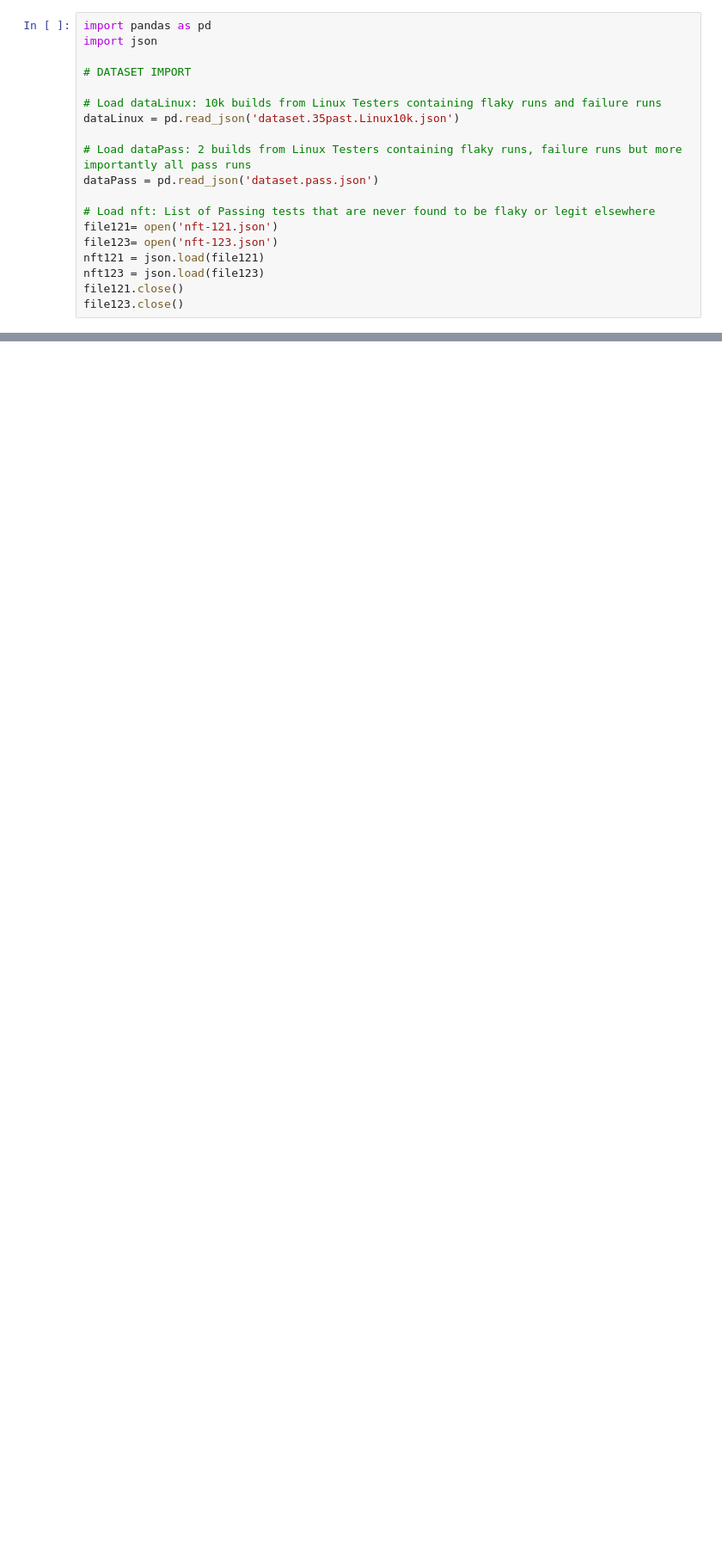
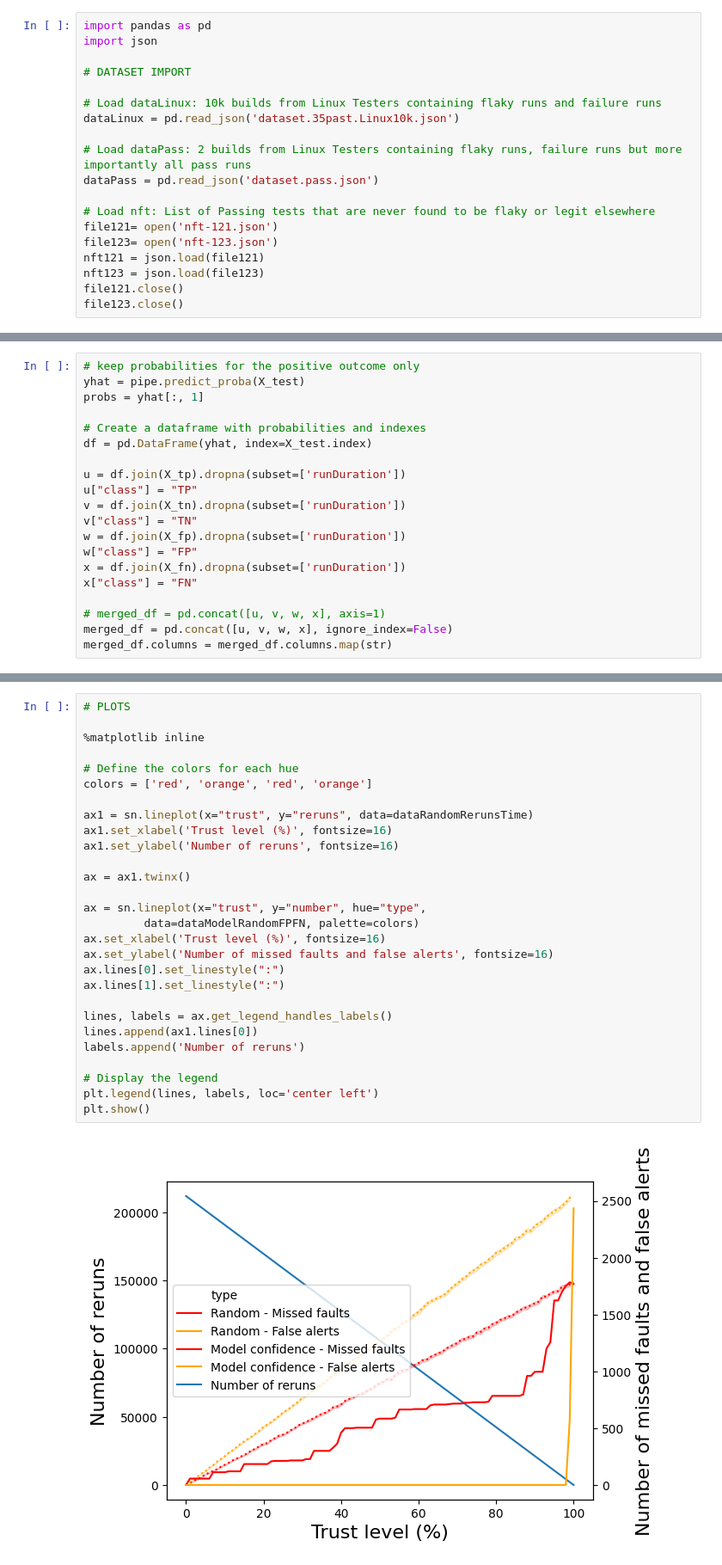
Before and after one commit to GuillaumeHaben/ChromiumFlakyFailures, a Jupyter notebook: research_questions.ipynb, the cells around one changed output, grey strips where cells are left out. Shown: that part at 86% size. Drawn from its saved outputs; the diff is of its cells as text; blank space fills up the shorter version.

```diff
--- a/research_questions.ipynb
+++ b/research_questions.ipynb
@@ -158,0 +228,20 @@ print("FPR:", len(X_fp) / (len(X_fp) + len(X_tn)))
+# %%
+# keep probabilities for the positive outcome only
+yhat = pipe.predict_proba(X_test)
+probs = yhat[:, 1]
+
+# Create a dataframe with probabilities and indexes
+df = pd.DataFrame(yhat, index=X_test.index)
+
+u = df.join(X_tp).dropna(subset=['runDuration'])
+u["class"] = "TP"
+v = df.join(X_tn).dropna(subset=['runDuration'])
+v["class"] = "TN"
+w = df.join(X_fp).dropna(subset=['runDuration'])
+w["class"] = "FP"
+x = df.join(X_fn).dropna(subset=['runDuration'])
+x["class"] = "FN"
+
+# merged_df = pd.concat([u, v, w, x], axis=1)
+merged_df = pd.concat([u, v, w, x], ignore_index=False)
+merged_df.columns = merged_df.columns.map(str)
@@ -158,0 +380,30 @@ print("FPR:", len(X_fp) / (len(X_fp) + len(X_tn)))
+# %%
+# PLOTS
+
+%matplotlib inline
+
+# Define the colors for each hue
+colors = ['red', 'orange', 'red', 'orange']
+
+ax1 = sn.lineplot(x="trust", y="reruns", data=dataRandomRerunsTime)
+ax1.set_xlabel('Trust level (%)', fontsize=16)
+ax1.set_ylabel('Number of reruns', fontsize=16)
+
+ax = ax1.twinx()
+
+ax = sn.lineplot(x="trust", y="number", hue="type",
+         data=dataModelRandomFPFN, palette=colors)
+ax.set_xlabel('Trust level (%)', fontsize=16)
+ax.set_ylabel('Number of missed faults and false alerts', fontsize=16)
+ax.lines[0].set_linestyle(":")
+ax.lines[1].set_linestyle(":")
+
+lines, labels = ax.get_legend_handles_labels()
+lines.append(ax1.lines[0])
+labels.append('Number of reruns')
+
+# Display the legend
+plt.legend(lines, labels, loc='center left')
+plt.show()
+# %% [output]
+[figure, added]
```
Also changed, not shown: parts of 11 cells of this notebook, 6 other files.
